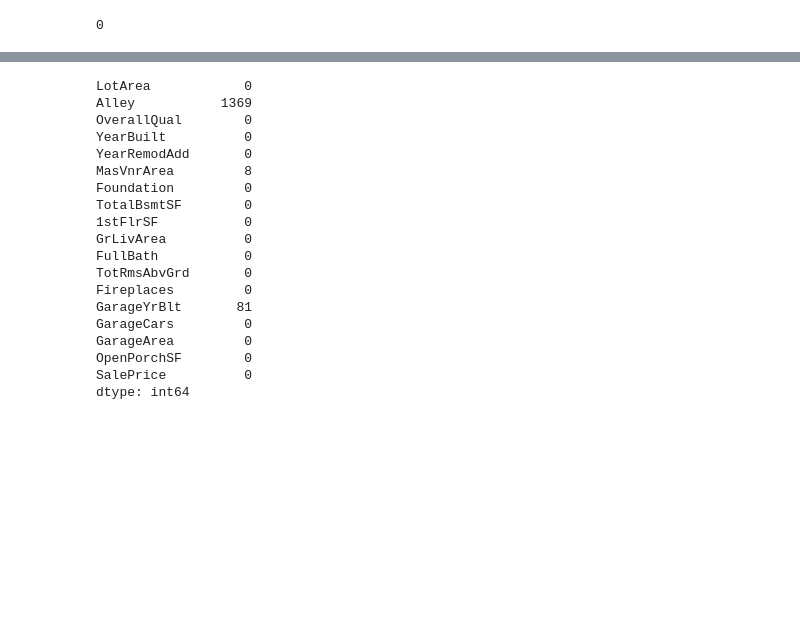
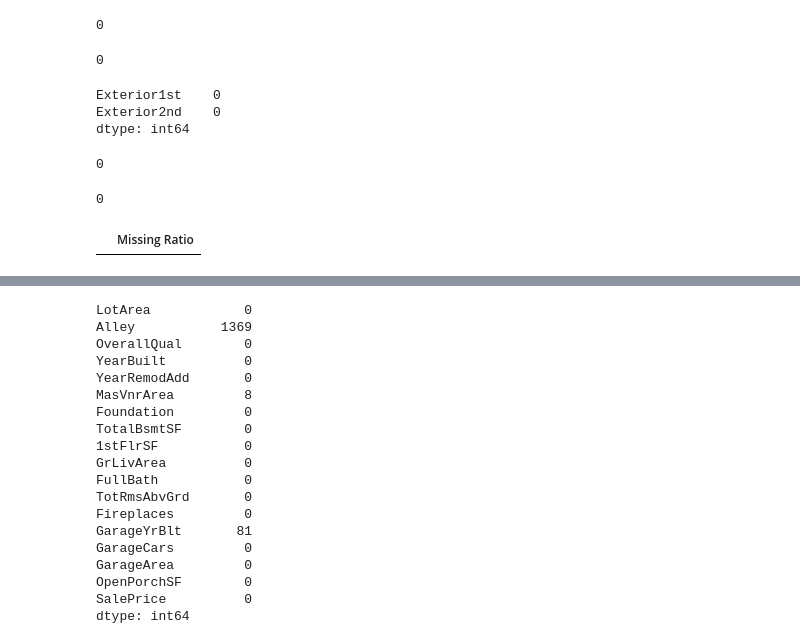
Before and after one commit to YuLim2/Kaggle, a Jupyter notebook: House_Price/house_price_regression.ipynb, the cells around one changed output, grey strips where cells are left out. Cells and saved outputs as stored; diff of their text form; code cells hidden in the pictures; blank space fills up the shorter version.

Commit message:
ADD: Fill all null data with mode of data or null, 0

```diff
--- a/House_Price/house_price_regression.ipynb
+++ b/House_Price/house_price_regression.ipynb
@@ -339,6 +348,37 @@ all_data['Electrical'].fillna(all_data['Electrical'].mode()[0], inplace=True)
 all_data['Electrical'].isnull().sum()
 # %% [output]
 0
+# %%
+all_data['KitchenQual'].fillna(all_data['KitchenQual'].mode()[0], inplace=True)
+all_data['KitchenQual'].isnull().sum()
+# %% [output]
+0
+# %%
+cols = ['Exterior1st', 'Exterior2nd']
+all_data['Exterior1st'].fillna(all_data['Exterior1st'].mode()[0], inplace=True)
+all_data['Exterior2nd'].fillna(all_data['Exterior2nd'].mode()[0], inplace=True)
+all_data[cols].isnull().sum()
+# %% [output]
+Exterior1st    0
+Exterior2nd    0
+dtype: int64
+# %%
+all_data['SaleType'].fillna(all_data['SaleType'].mode()[0], inplace=True)
+all_data['SaleType'].isnull().sum()
+# %% [output]
+0
+# %%
+all_data['MSSubClass'].fillna("None", inplace=True)
+all_data['MSSubClass'].isnull().sum()
+# %% [output]
+0
+# %%
+all_data_na = (all_data.isnull().sum() / len(all_data)) * 100
+all_data_na = all_data_na.drop(all_data_na[all_data_na == 0].index).sort_values(ascending=False)
+missing_data = pd.DataFrame({'Missing Ratio' :all_data_na})
+missing_data.head()
+# %% [output]
+|  | Missing Ratio |
 # %%
 # train_columns = []
 # for i in df_train_o.columns:
```
Also changed, not shown: parts of 9 cells of this notebook.
